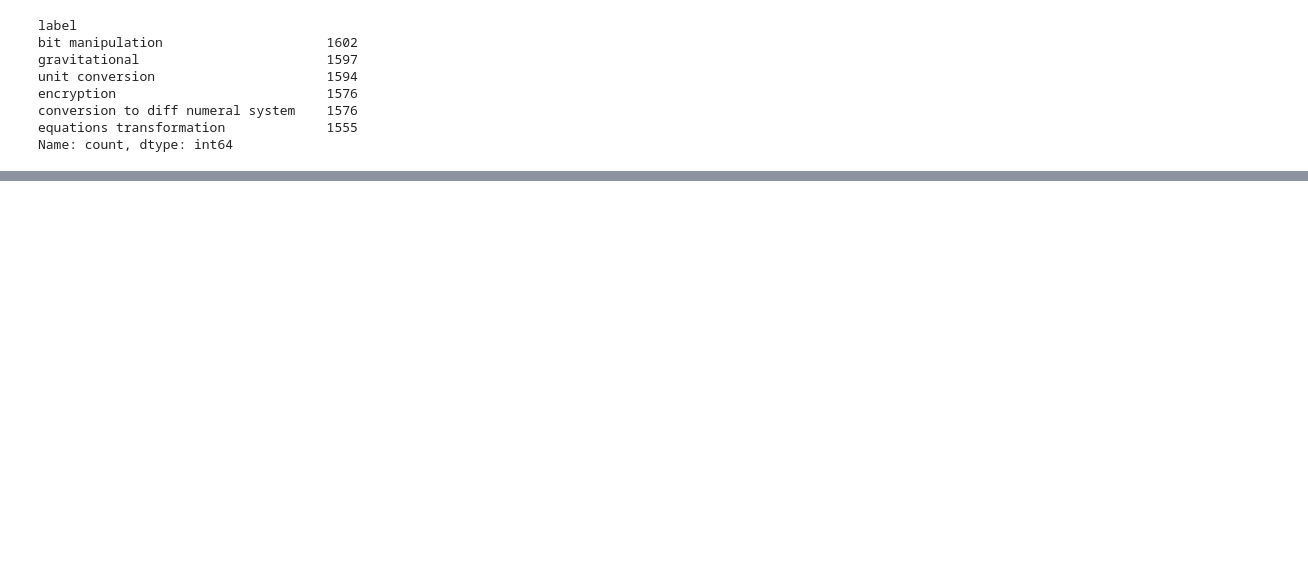
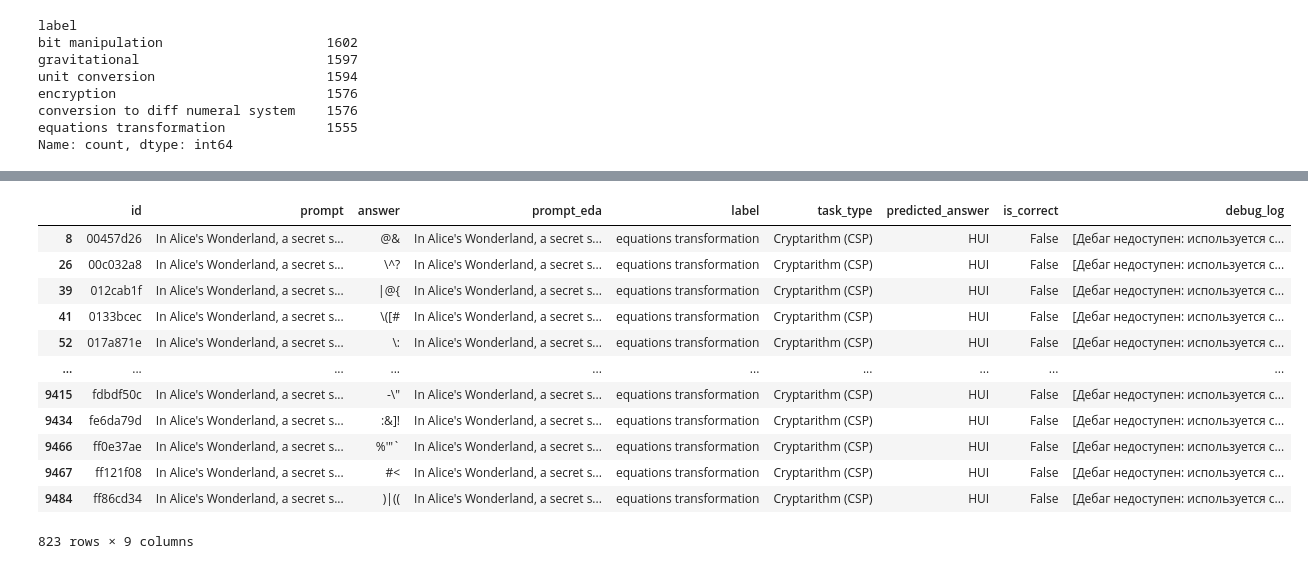
Before and after one commit to bezbahen0/nvidia-nemotron-model-reasoning-challenge, a Jupyter notebook: notebooks/Equations.ipynb, the cells around one changed output, grey strips where cells are left out. Saved outputs shown, nothing was run; the diff lists cells and outputs as text; code cells hidden in the pictures; blank space fills up the shorter version.

Commit message:
update equations solvers

```diff
--- a/notebooks/Equations.ipynb
+++ b/notebooks/Equations.ipynb
@@ -139,0 +40,2 @@ Testing standard arithmetic reveals contradictions. For instance, the outputs in
+# %%
+eq_df = data[data['label'] == 'equations transformation'].copy()#.sample(50, random_state=1244124)
@@ -139,0 +139,25 @@ Testing standard arithmetic reveals contradictions. For instance, the outputs in
+# %%
+print("Запуск солвера. Пожалуйста, подождите...")
+results_df = eq_df.parallel_apply(evaluate_solver, axis=1)
+eq_df = pd.concat([eq_df, results_df], axis=1)
+
+# 5. Вывод процента решенных задач (accuracy) по каждому классу
+print("\n=== Результаты решения по классам ===")
+# Группируем по типу задачи и считаем среднее значение (True = 1, False = 0)
+accuracy_stats = eq_df.groupby('task_type')['is_correct'].agg(['count', 'sum', 'mean'])
+
+for task_type, row in accuracy_stats.iterrows():
+    total = int(row['count'])
+    correct = int(row['sum'])
+    accuracy_percent = row['mean'] * 100
+
+    print(f"Класс: {task_type}")
+    print(f"Решено: {correct} из {total} ({accuracy_percent:.2f}%)\n")
+
+# Итоговая точность по всему датасету
+total_tasks = len(eq_df)
+total_correct = eq_df['is_correct'].sum()
+overall_accuracy = (total_correct / total_tasks) * 100 if total_tasks > 0 else 0
+
+print(f"=== Общий итог ===")
+print(f"Всего решено: {total_correct} из {total_tasks} ({overall_accuracy:.2f}%)")
@@ -139,0 +243,17 @@ Testing standard arithmetic reveals contradictions. For instance, the outputs in
+# %%
+analyze = eq_df[eq_df['task_type'] == "Cryptarithm (CSP)"]
+analyze
+# %% [output]
+|  | id | prompt | answer | prompt_eda | label | task_type | predicted_answer | is_correct | debug_log |
+| 8 | 00457d26 | In Alice's Wonderland, a secret s... | @& | In Alice's Wonderland, a secret s... | equations transformation | Cryptarithm (CSP) | HUI | False | [Дебаг недоступен: используется с... |
+| 26 | 00c032a8 | In Alice's Wonderland, a secret s... | \^? | In Alice's Wonderland, a secret s... | equations transformation | Cryptarithm (CSP) | HUI | False | [Дебаг недоступен: используется с... |
+| 39 | 012cab1f | In Alice's Wonderland, a secret s... | |@{ | In Alice's Wonderland, a secret s... | equations transformation | Cryptarithm (CSP) | HUI | False | [Дебаг недоступен: используется с... |
+| 41 | 0133bcec | In Alice's Wonderland, a secret s... | \([# | In Alice's Wonderland, a secret s... | equations transformation | Cryptarithm (CSP) | HUI | False | [Дебаг недоступен: используется с... |
+| 52 | 017a871e | In Alice's Wonderland, a secret s... | \: | In Alice's Wonderland, a secret s... | equations transformation | Cryptarithm (CSP) | HUI | False | [Дебаг недоступен: используется с... |
+| ... | ... | ... | ... | ... | ... | ... | ... | ... | ... |
+| 9415 | fdbdf50c | In Alice's Wonderland, a secret s... | -\" | In Alice's Wonderland, a secret s... | equations transformation | Cryptarithm (CSP) | HUI | False | [Дебаг недоступен: используется с... |
+| 9434 | fe6da79d | In Alice's Wonderland, a secret s... | :&]! | In Alice's Wonderland, a secret s... | equations transformation | Cryptarithm (CSP) | HUI | False | [Дебаг недоступен: используется с... |
+| 9466 | ff0e37ae | In Alice's Wonderland, a secret s... | %'"` | In Alice's Wonderland, a secret s... | equations transformation | Cryptarithm (CSP) | HUI | False | [Дебаг недоступен: используется с... |
+| 9467 | ff121f08 | In Alice's Wonderland, a secret s... | #< | In Alice's Wonderland, a secret s... | equations transformation | Cryptarithm (CSP) | HUI | False | [Дебаг недоступен: используется с... |
+| 9484 | ff86cd34 | In Alice's Wonderland, a secret s... | )|(( | In Alice's Wonderland, a secret s... | equations transformation | Cryptarithm (CSP) | HUI | False | [Дебаг недоступен: используется с... |
+823 rows × 9 columns
```
Also changed, not shown: parts of 26 cells of this notebook, 5 other files.
